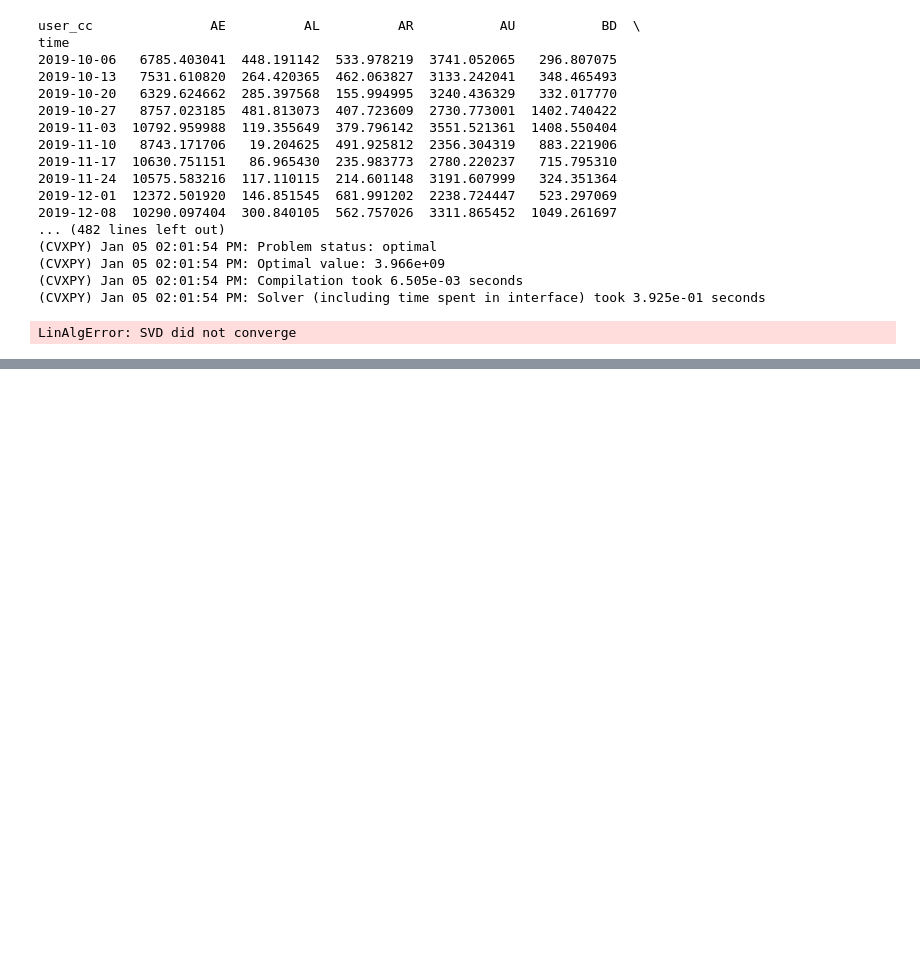
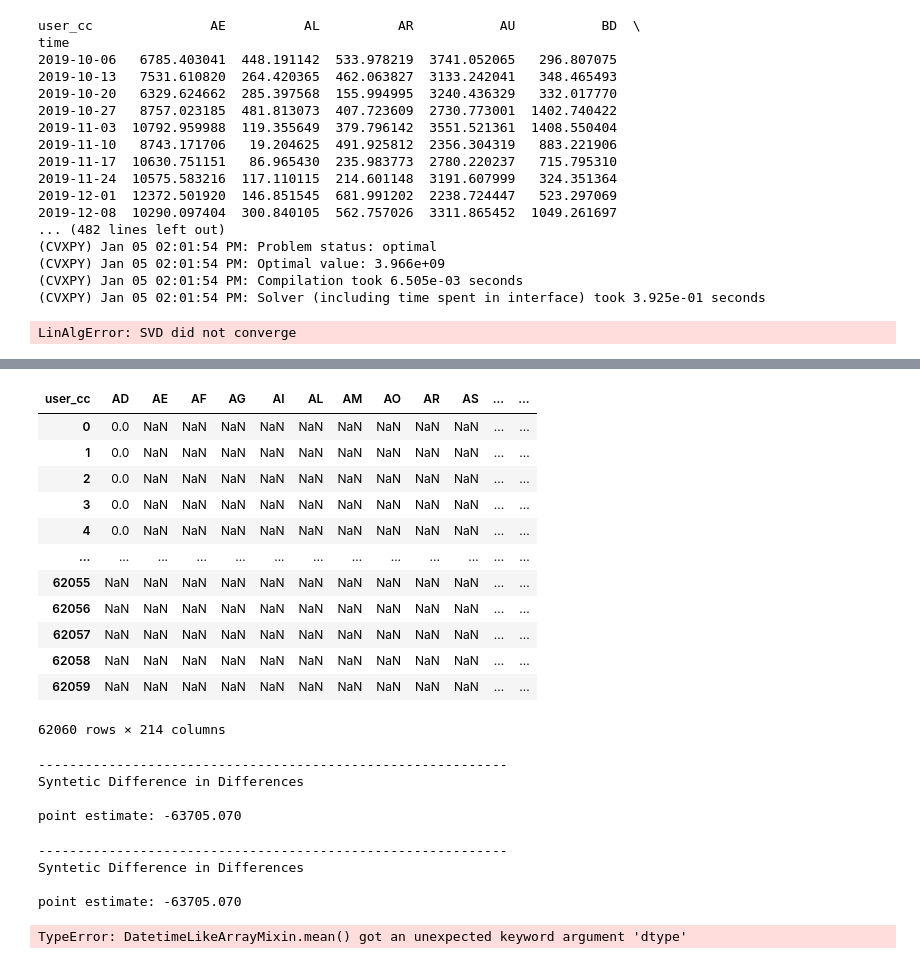
Before and after one commit to austinkennedy/crypto, a Jupyter notebook: code/sdid_python.ipynb, the cells around one changed output, grey strips where cells are left out. Drawn from its saved outputs; the diff is of its cells as text; code cells hidden in the pictures; blank space fills up the shorter version.

```diff
--- a/code/sdid_python.ipynb
+++ b/code/sdid_python.ipynb
@@ -763,0 +866,2 @@ LinAlgError: SVD did not converge
+# %%
+data_sdid = pd.read_csv('../temporary/data_sdid.csv', parse_dates=['time'])
@@ -763,0 +884,18 @@ LinAlgError: SVD did not converge
+# %%
+data_sdid_pivot = data_sdid.pivot(columns='user_cc', values='outflow')
+# %%
+data_sdid_pivot
+# %% [output]
+| user_cc | AD | AE | AF | AG | AI | AL | AM | AO | AR | AS | ... | ... |
+| 0 | 0.0 | NaN | NaN | NaN | NaN | NaN | NaN | NaN | NaN | NaN | ... | ... |
+| 1 | 0.0 | NaN | NaN | NaN | NaN | NaN | NaN | NaN | NaN | NaN | ... | ... |
+| 2 | 0.0 | NaN | NaN | NaN | NaN | NaN | NaN | NaN | NaN | NaN | ... | ... |
+| 3 | 0.0 | NaN | NaN | NaN | NaN | NaN | NaN | NaN | NaN | NaN | ... | ... |
+| 4 | 0.0 | NaN | NaN | NaN | NaN | NaN | NaN | NaN | NaN | NaN | ... | ... |
+| ... | ... | ... | ... | ... | ... | ... | ... | ... | ... | ... | ... | ... |
+| 62055 | NaN | NaN | NaN | NaN | NaN | NaN | NaN | NaN | NaN | NaN | ... | ... |
+| 62056 | NaN | NaN | NaN | NaN | NaN | NaN | NaN | NaN | NaN | NaN | ... | ... |
+| 62057 | NaN | NaN | NaN | NaN | NaN | NaN | NaN | NaN | NaN | NaN | ... | ... |
+| 62058 | NaN | NaN | NaN | NaN | NaN | NaN | NaN | NaN | NaN | NaN | ... | ... |
+| 62059 | NaN | NaN | NaN | NaN | NaN | NaN | NaN | NaN | NaN | NaN | ... | ... |
+62060 rows × 214 columns
@@ -763,0 +907,19 @@ LinAlgError: SVD did not converge
+# %%
+sdid = SynthDID(data_sdid_pivot, pre_term, post_term, treatment)
+sdid.fit(zeta_type="base")
+# %% [output]
+------------------------------------------------------------
+Syntetic Difference in Differences
+
+point estimate: -63705.070
+# %%
+sdid.summary(model='sdid')
+# %% [output]
+------------------------------------------------------------
+Syntetic Difference in Differences
+
+point estimate: -63705.070
+# %%
+sdid.plot(model="sdid")
+# %% [output]
+TypeError: DatetimeLikeArrayMixin.mean() got an unexpected keyword argument 'dtype'
```
Also changed, not shown: parts of 7 cells of this notebook, 1 other file.
